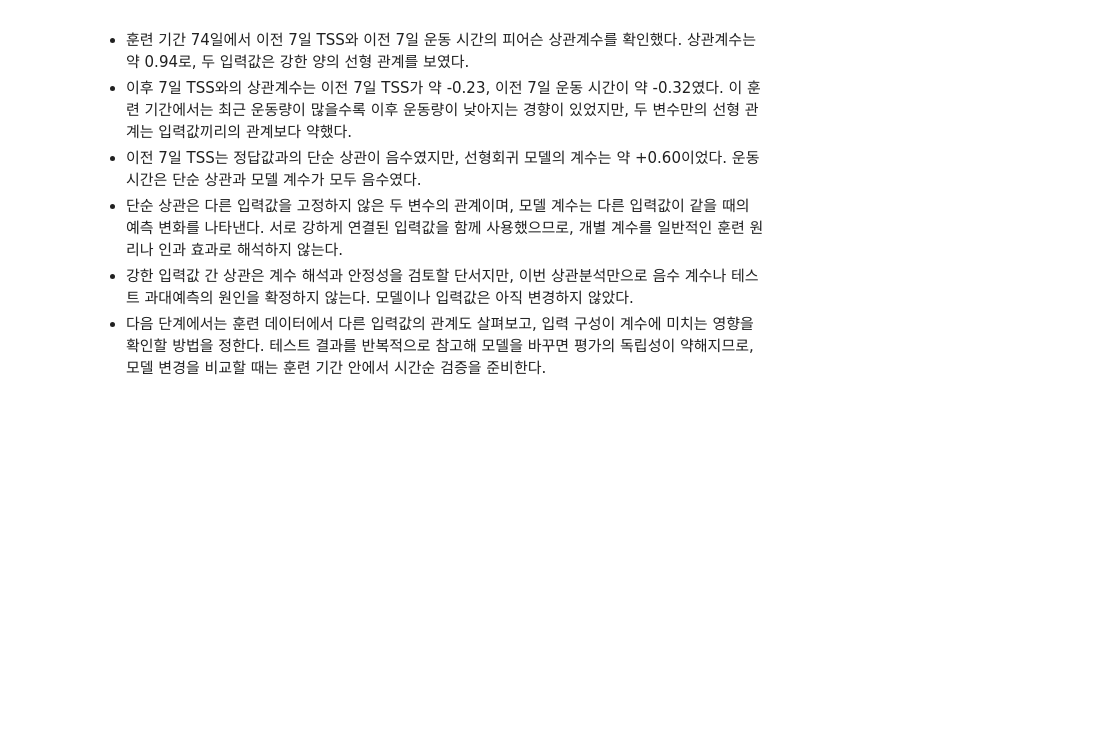
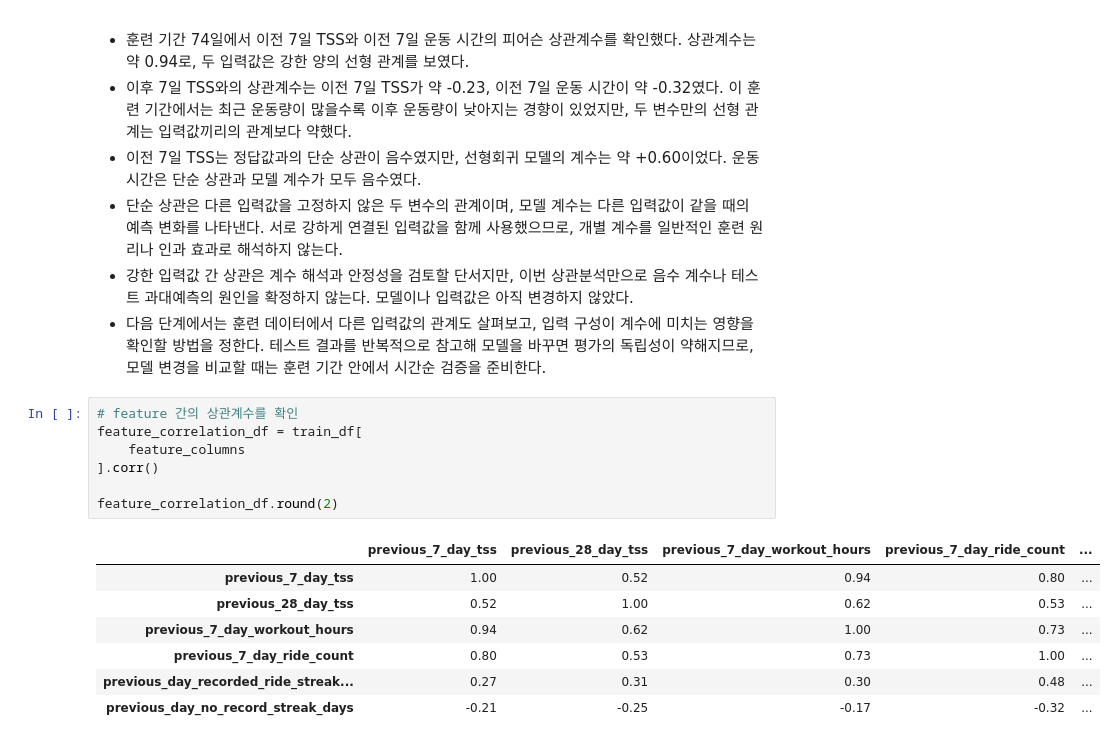
Before and after one commit to jhh0107gsc-hub/cycling, a Jupyter notebook: notebooks/07_training_load_prediction.ipynb, the cells around one changed output. Saved outputs shown, nothing was run; the diff lists cells and outputs as text; blank space fills up the shorter version.

Commit message:
Analyze feature correlations and coefficient sensitivity

```diff
--- a/notebooks/07_training_load_prediction.ipynb
+++ b/notebooks/07_training_load_prediction.ipynb
@@ -410,3 +410,18 @@ train_df[
 - 단순 상관은 다른 입력값을 고정하지 않은 두 변수의 관계이며, 모델 계수는 다른 입력값이 같을 때의 예측 변화를 나타낸다. 서로 강하게 연결된 입력값을 함께 사용했으므로, 개별 계수를 일반적인 훈련 원리나 인과 효과로 해석하지 않는다.
 - 강한 입력값 간 상관은 계수 해석과 안정성을 검토할 단서지만, 이번 상관분석만으로 음수 계수나 테스트 과대예측의 원인을 확정하지 않는다. 모델이나 입력값은 아직 변경하지 않았다.
 - 다음 단계에서는 훈련 데이터에서 다른 입력값의 관계도 살펴보고, 입력 구성이 계수에 미치는 영향을 확인할 방법을 정한다. 테스트 결과를 반복적으로 참고해 모델을 바꾸면 평가의 독립성이 약해지므로, 모델 변경을 비교할 때는 훈련 기간 안에서 시간순 검증을 준비한다.
+# %%
+# feature 간의 상관계수를 확인
+feature_correlation_df = train_df[
+    feature_columns
+].corr()
+
+feature_correlation_df.round(2)
+# %% [output]
+|  | previous_7_day_tss | previous_28_day_tss | previous_7_day_workout_hours | previous_7_day_ride_count | ... |
+| previous_7_day_tss | 1.00 | 0.52 | 0.94 | 0.80 | ... |
+| previous_28_day_tss | 0.52 | 1.00 | 0.62 | 0.53 | ... |
+| previous_7_day_workout_hours | 0.94 | 0.62 | 1.00 | 0.73 | ... |
+| previous_7_day_ride_count | 0.80 | 0.53 | 0.73 | 1.00 | ... |
+| previous_day_recorded_ride_streak... | 0.27 | 0.31 | 0.30 | 0.48 | ... |
+| previous_day_no_record_streak_days | -0.21 | -0.25 | -0.17 | -0.32 | ... |
```
Also changed, not shown: parts of 2 cells of this notebook.
